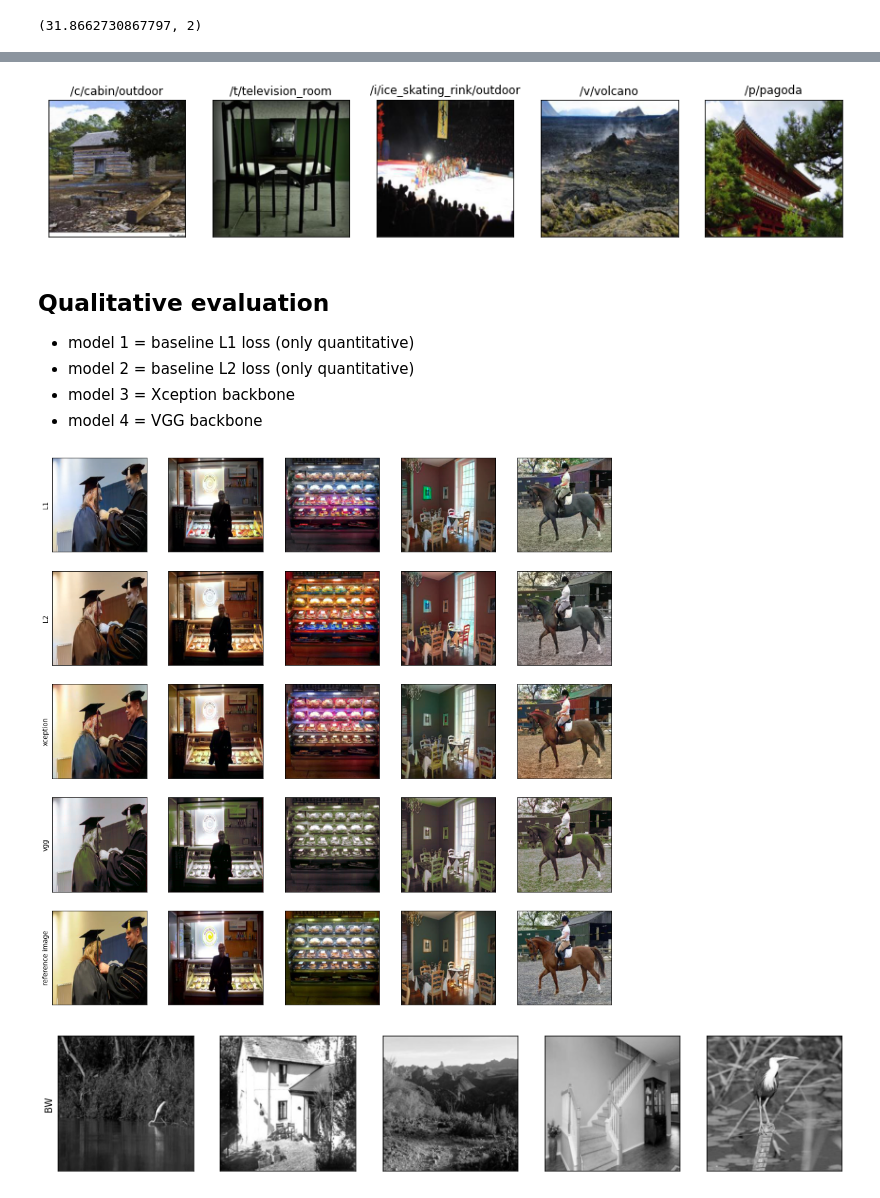
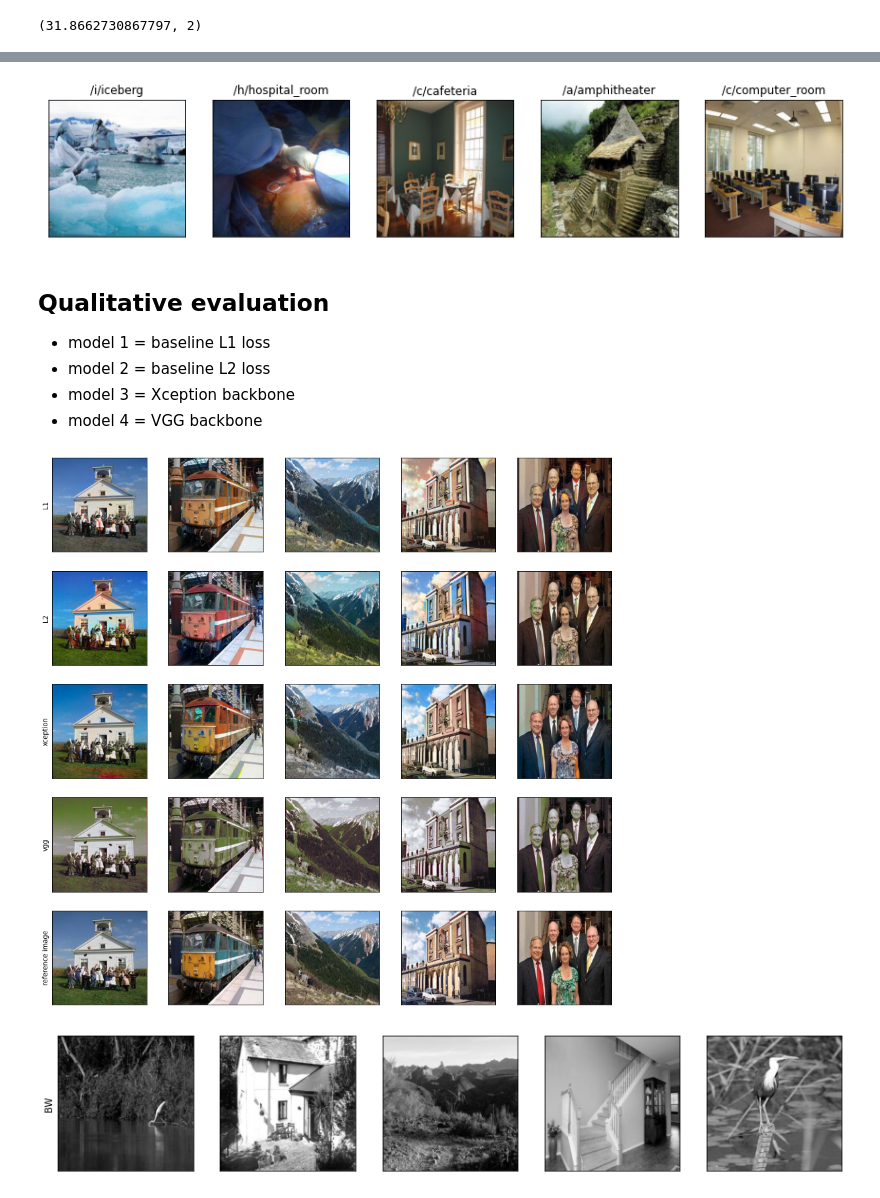
Before and after one commit to AndreasLH/Image-Colourization, a Jupyter notebook: evaluation.ipynb, the cells around one changed output, grey strips where cells are left out. Drawn from its saved outputs; the diff is of its cells as text; code cells hidden in the pictures.

```diff
--- a/evaluation.ipynb
+++ b/evaluation.ipynb
@@ -103,22 +103,20 @@ eval_dlX = list(iter(eval_dlX))
 # make list, otherwise it will be exhausted and the loop cannot work
 
 modelL1 = MainModel(loss='L1')
-checkpointL1 = torch.load("model_epoch_100.pt", map_location=device)
+checkpointL1 = torch.load("models/model_epoch_100.pt", map_location=device)
 modelL1.load_state_dict(checkpointL1['model_state_dict'])
 
 modelL2 = MainModel(loss='L2')
-checkpointL2 = torch.load("model_L2_epoch_100.pt", map_location=device)
+checkpointL2 = torch.load("models/model_L2_epoch_100.pt", map_location=device)
 modelL2.load_state_dict(checkpointL2['model_state_dict'])
 
 net_GX = build_timm_unet('xception')
-# net_GX.load_state_dict(torch.load("backbone_xception_epoch_20.pt", map_location=device))
-checkpoint_GX = torch.load("backbone_xception_epoch_100.pt", map_location=device)
+checkpoint_GX = torch.load("models/backbone_xception_epoch_100.pt", map_location=device)
 xception = MainModel(net_G=net_GX)
 xception.load_state_dict(checkpoint_GX['model_state_dict'])
 
 net_G = build_vgg_unet(vgg19)
-# net_G.load_state_dict(torch.load("backbone_vgg_epoch_20.pt", map_location=device))
-checkpoint_V = torch.load("backbone_vgg_epoch_100.pt", map_location=device)
+checkpoint_V = torch.load("models/backbone_vgg_epoch_100.pt", map_location=device)
 vgg = MainModel(net_G=net_G)
 vgg.load_state_dict(checkpoint_V['model_state_dict'])
 
@@ -200,10 +199,11 @@ top5_max_colourful = np.argsort(colourfulnesses)[-5:]
 top5_min_colourful = np.argsort(colourfulnesses)[:5]
 # %%
 # most colourful predicted
+model = models['xception']
 fig, ax = plt.subplots(1,5, figsize=(15,5))
 for i, item in enumerate(top5_max_colourful):
     with torch.no_grad():
-        model.setup_input(eval_dl[item])
+        model.setup_input(eval_dlX[item])
         model.forward()
     fake_color = model.fake_color.detach()
     real_color = model.ab
@@ -231,7 +230,7 @@ for i, item in enumerate(top5_max_colourful):
 fig, ax = plt.subplots(1,5, figsize=(15,5))
 for i, item in enumerate(top5_min_colourful):
     with torch.no_grad():
-        model.setup_input(eval_dl[item])
+        model.setup_input(eval_dlX[item])
         model.forward()
     fake_color = model.fake_color.detach()
     real_color = model.ab
@@ -252,20 +251,19 @@ for i, item in enumerate(top5_min_colourful):
     ax[i].set_xticks([])
     ax[i].set_yticks([])
 # %% [output]
-[figure, old version]
+[figure, new version]
 # %% [markdown]
 ## Qualitative evaluation
 
-* model 1 = baseline L1 loss (only quantitative)
-* model 2 = baseline L2 loss (only quantitative)
+* model 1 = baseline L1 loss
+* model 2 = baseline L2 loss
 * model 3 = Xception backbone
 * model 4 = VGG backbone
 # %%
-# model_names = ['Baseline L1', "Baseline L2", 'xx', 'yy']  #dummy
-# model_names = ['BaselineL1', "BaselineL2", 'Xception backbone', 'VGG19 backbone']
 n_pics = 5
-# np.random.seed(1337)
-paths_subset = list(np.random.choice(eval_paths, n_pics, replace=False))
+np.random.seed(1342)
+cherry_path = glob.glob(path + os.sep + "figs" + os.sep+"cherry_picked" + os.sep + "*.jpg")
+paths_subset = list(np.random.choice(cherry_path, n_pics, replace=False))
 # i dont know how to use batches, so I just set it to 1.
 eval_dl = make_dataloaders(paths=paths_subset, split='val',batch_size=1, mode='standard')
 eval_dlX = make_dataloaders(paths=paths_subset, split='val',batch_size=1, mode='xception')
@@ -275,35 +273,35 @@ eval_dlX = list(iter(eval_dlX))
 fig, axs = plt.subplots(len(models)+1, n_pics, figsize=(15,15))
 
 for i, key in enumerate(models.keys()):
     model = models[key]
     model.eval()
     if key == "xception":
         dl = eval_dlX
     else:
         dl = eval_dl
     for j, eval_img in enumerate(dl):
         with torch.no_grad():
             model.setup_input(eval_img)
             model.forward()
         fake_color = model.fake_color.detach()
         real_color = model.ab
         L = model.L
         fake_img = lab_to_rgb(L, fake_color)[0, :,:,:]
         real_img = lab_to_rgb(L, real_color)[0, :,:,:]
         axs[i, j].imshow(fake_img)
         if j%n_pics == 0:
             axs[i, j].set_ylabel(key)
             axs[len(models), j].set_ylabel('reference image')
         # disabling ticks by setting ticks to an empty list
         axs[i, j].set_xticks([])
         axs[i, j].set_yticks([])
 
         axs[len(models), j].imshow(real_img)
         axs[len(models), j].set_xticks([])
         axs[len(models), j].set_yticks([])
-# plt.savefig("figs/preds.png",dpi=300)
+plt.savefig("figs/preds.png",dpi=300)
 # %% [output]
-[figure, old version]
+[figure, new version]
 # %%
 #reference
 fig, axs = plt.subplots(1, n_pics, figsize=(15,5))
```
Also changed, not shown: parts of 5 cells of this notebook, 6 other files.
